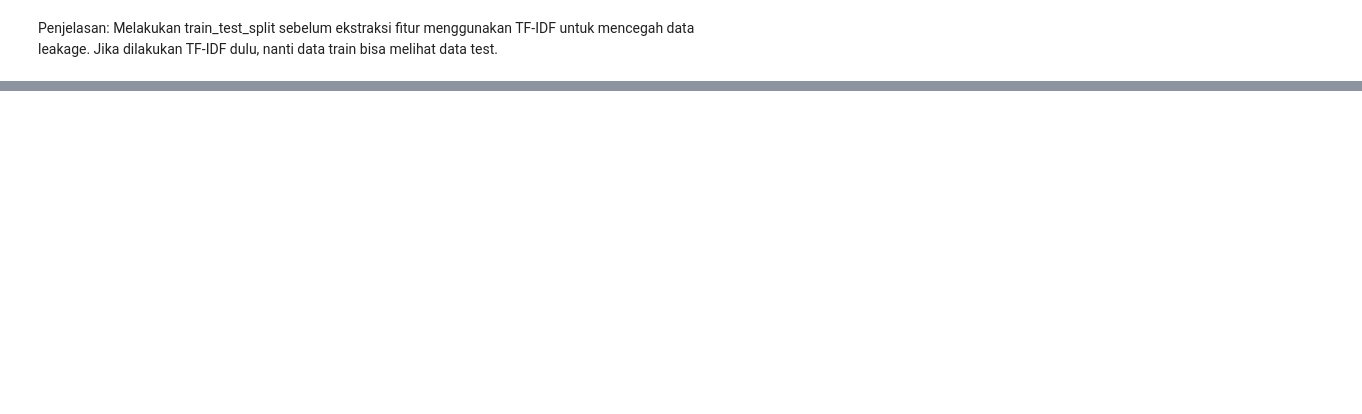
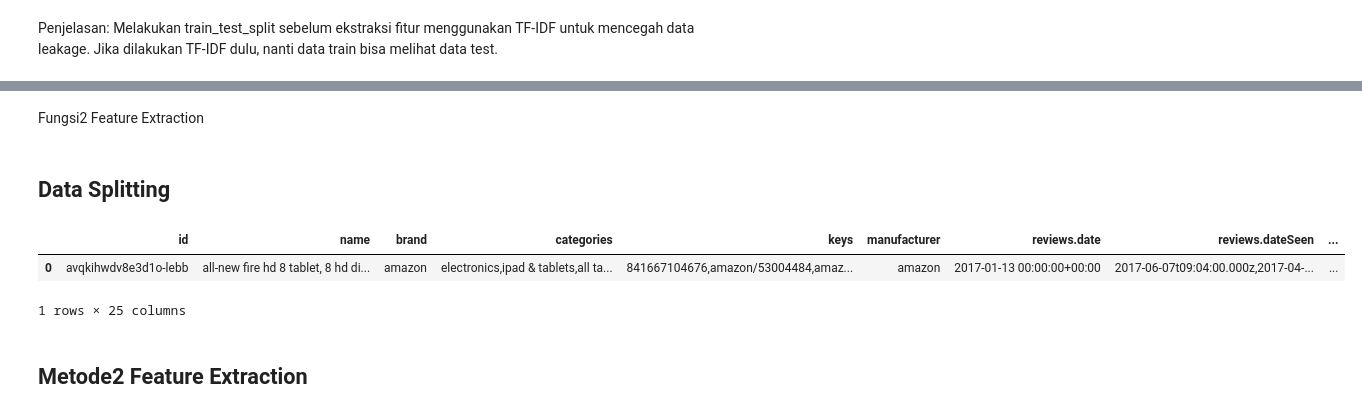
Before and after one commit to arsyad429/Amazon-product-sentiment-analysis-and-classification, a Jupyter notebook: Random_Undersampling_and_Oversampling_+_Class_Weight.ipynb, the cells around one changed output, grey strips where cells are left out. Saved outputs shown, nothing was run; the diff lists cells and outputs as text; code cells hidden in the pictures; blank space fills up the shorter version.

```diff
--- a/Random_Undersampling_and_Oversampling_+_Class_Weight.ipynb
+++ b/Random_Undersampling_and_Oversampling_+_Class_Weight.ipynb
@@ -920,0 +909,3 @@ Passing `palette` without assigning `hue` is deprecated and will be removed in v
+# %%
+pd.set_option('display.max_colwidth', None)
+print(df['reviews.text'].head(10))
@@ -920,0 +968,35 @@ Passing `palette` without assigning `hue` is deprecated and will be removed in v
+# %%
+import contractions
+stop_words_exp = set(stopwords.words('english'))
+
+# Ambil otomatis negasi dari NLTK dan simpan
+negation_words = {word for word in stop_words_exp if "n't" in word or word in ['not', 'no', 'nor']}
+
+# Custom Stopwords: Hapus negasi, tambahkan to-be
+custom_stopwords_exp = stop_words_exp - negation_words
+custom_stopwords_exp.update(['am', 'is', 'are', 'was', 'were', 'be', 'been', 'being'])
+
+lemmatizer_exp = WordNetLemmatizer()
+
+def clean_text(text):
+    text = str(text).lower()
+    text = contractions.fix(text) # Menggunakan library, lebih komprehensif
+    text = re.sub(r"[^a-z\s]", " ", text)
+    text = re.sub(r"\s+", " ", text).strip()
+
+    tokens = text.split()
+    tokens = [t for t in tokens if t not in custom_stopwords_exp and len(t) > 1]
+    tokens = [lemmatizer_exp.lemmatize(t) for t in tokens]
+
+    return " ".join(tokens)
+# %%
+df_clean['combined_raw'] = df_clean['reviews.title'].fillna('') + ' ' + df_clean['reviews.text'].fillna('')
+
+# Preprocessing teks
+df_clean['combinedtext_exp'] = df_clean['combined_raw'].apply(clean_text)
+
+# Ekstraksi fitur numerik dari teks dasar
+df_clean['textlength_exp'] = df_clean['combinedtext_exp'].str.len()
+df_clean['wordcount_exp'] = df_clean['combinedtext_exp'].str.split().str.len()
+# %% [markdown]
+Fungsi2 Feature Extraction
@@ -920,0 +1047,10 @@ Passing `palette` without assigning `hue` is deprecated and will be removed in v
+# %% [markdown]
+## Data Splitting
+# %%
+df_clean.head(1)
+# %% [output]
+|  | id | name | brand | categories | keys | manufacturer | reviews.date | reviews.dateSeen | ... |
+| 0 | avqkihwdv8e3d1o-lebb | all-new fire hd 8 tablet, 8 hd di... | amazon | electronics,ipad & tablets,all ta... | 841667104676,amazon/53004484,amaz... | amazon | 2017-01-13 00:00:00+00:00 | 2017-06-07t09:04:00.000z,2017-04-... | ... |
+1 rows × 25 columns
+# %% [markdown]
+## Metode2 Feature Extraction
```
Also changed, not shown: parts of 57 cells of this notebook.
